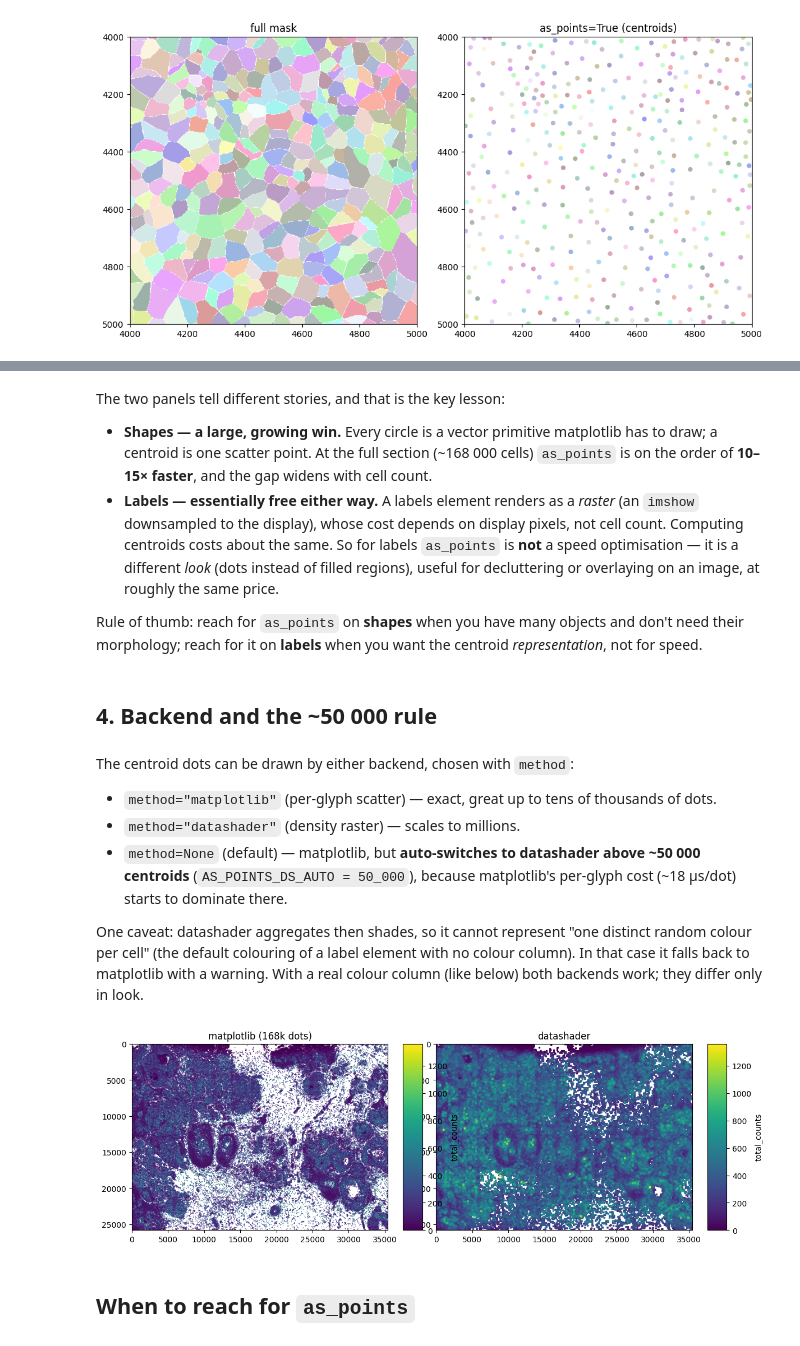
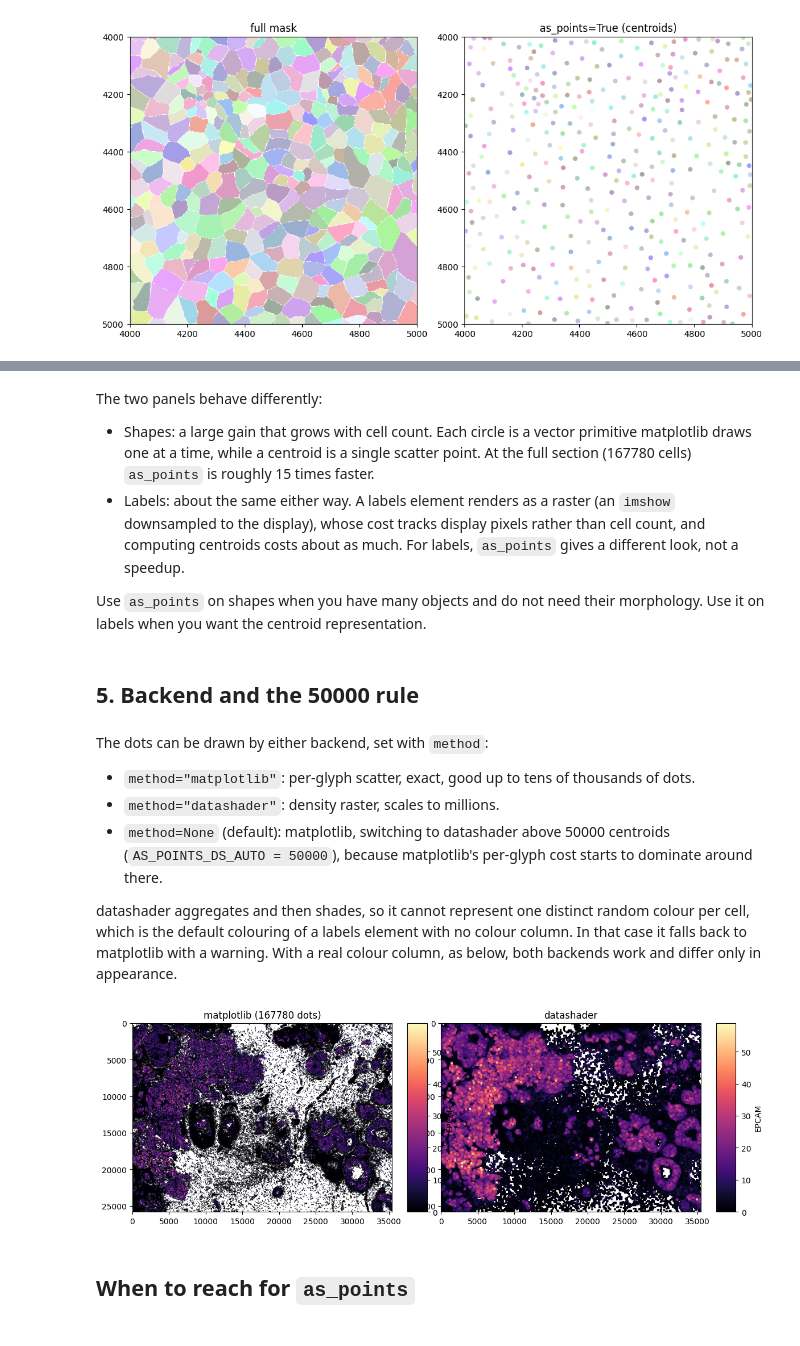
Before and after one commit to scverse/spatialdata-plot-tutorials, a Jupyter notebook: pr-15/_sources/notebooks/tutorials/as_points.ipynb, the cells around one changed output, grey strips where cells are left out. Drawn from its saved outputs; the diff is of its cells as text; code cells hidden in the pictures.

```diff
--- a/pr-15/_sources/notebooks/tutorials/as_points.ipynb
+++ b/pr-15/_sources/notebooks/tutorials/as_points.ipynb
@@ -248,47 +268,44 @@ fig.tight_layout()
 # %% [markdown]
-The two panels tell different stories, and that is the key lesson:
+The two panels behave differently:
 
-- **Shapes — a large, growing win.** Every circle is a vector primitive
-  matplotlib has to draw; a centroid is one scatter point. At the full section
-  (~168 000 cells) `as_points` is on the order of **10–15× faster**, and the gap
-  widens with cell count.
-- **Labels — essentially free either way.** A labels element renders as a
-  *raster* (an `imshow` downsampled to the display), whose cost depends on
-  display pixels, not cell count. Computing centroids costs about the same. So
-  for labels `as_points` is **not** a speed optimisation — it is a different
-  *look* (dots instead of filled regions), useful for decluttering or overlaying
-  on an image, at roughly the same price.
+- Shapes: a large gain that grows with cell count. Each circle is a vector
+  primitive matplotlib draws one at a time, while a centroid is a single scatter
+  point. At the full section (167780 cells) `as_points` is roughly 15 times
+  faster.
+- Labels: about the same either way. A labels element renders as a raster (an
+  `imshow` downsampled to the display), whose cost tracks display pixels rather
+  than cell count, and computing centroids costs about as much. For labels,
+  `as_points` gives a different look, not a speedup.
 
-Rule of thumb: reach for `as_points` on **shapes** when you have many objects and
-don't need their morphology; reach for it on **labels** when you want the
-centroid *representation*, not for speed.
+Use `as_points` on shapes when you have many objects and do not need their
+morphology. Use it on labels when you want the centroid representation.
 # %% [markdown]
-## 4. Backend and the ~50 000 rule
+## 5. Backend and the 50000 rule
 # %% [markdown]
-The centroid dots can be drawn by either backend, chosen with `method`:
+The dots can be drawn by either backend, set with `method`:
 
-- `method="matplotlib"` (per-glyph scatter) — exact, great up to tens of
-  thousands of dots.
-- `method="datashader"` (density raster) — scales to millions.
-- `method=None` (default) — matplotlib, but **auto-switches to datashader above
-  ~50 000 centroids** (`AS_POINTS_DS_AUTO = 50_000`), because matplotlib's
-  per-glyph cost (~18 µs/dot) starts to dominate there.
+- `method="matplotlib"`: per-glyph scatter, exact, good up to tens of thousands
+  of dots.
+- `method="datashader"`: density raster, scales to millions.
+- `method=None` (default): matplotlib, switching to datashader above 50000
+  centroids (`AS_POINTS_DS_AUTO = 50000`), because matplotlib's per-glyph cost
+  starts to dominate around there.
 
-One caveat: datashader aggregates then shades, so it cannot represent "one
-distinct random colour per cell" (the default colouring of a label element with
-no colour column). In that case it falls back to matplotlib with a warning. With
-a real colour column (like below) both backends work; they differ only in look.
+datashader aggregates and then shades, so it cannot represent one distinct random
+colour per cell, which is the default colouring of a labels element with no
+colour column. In that case it falls back to matplotlib with a warning. With a
+real colour column, as below, both backends work and differ only in appearance.
 # %%
 fig, axes = plt.subplots(1, 2, figsize=(11, 5.5))
 sdata.pl.render_shapes(
-    "cell_circles", color="total_counts", as_points=True, method="matplotlib"
-).pl.show(ax=axes[0], title="matplotlib (168k dots)")
+    "cell_circles", color="EPCAM", cmap="magma", as_points=True, method="matplotlib"
+).pl.show(ax=axes[0], title="matplotlib (167780 dots)")
 sdata.pl.render_shapes(
-    "cell_circles", color="total_counts", as_points=True, method="datashader"
+    "cell_circles", color="EPCAM", cmap="magma", as_points=True, method="datashader"
 ).pl.show(ax=axes[1], title="datashader")
 fig.tight_layout()
 # %% [output]
-[figure, old version]
+[figure, new version]
 # %% [markdown]
 ## When to reach for `as_points`
 # %% [markdown]
```
Also changed, not shown: parts of 18 cells of this notebook, 7 other files.
